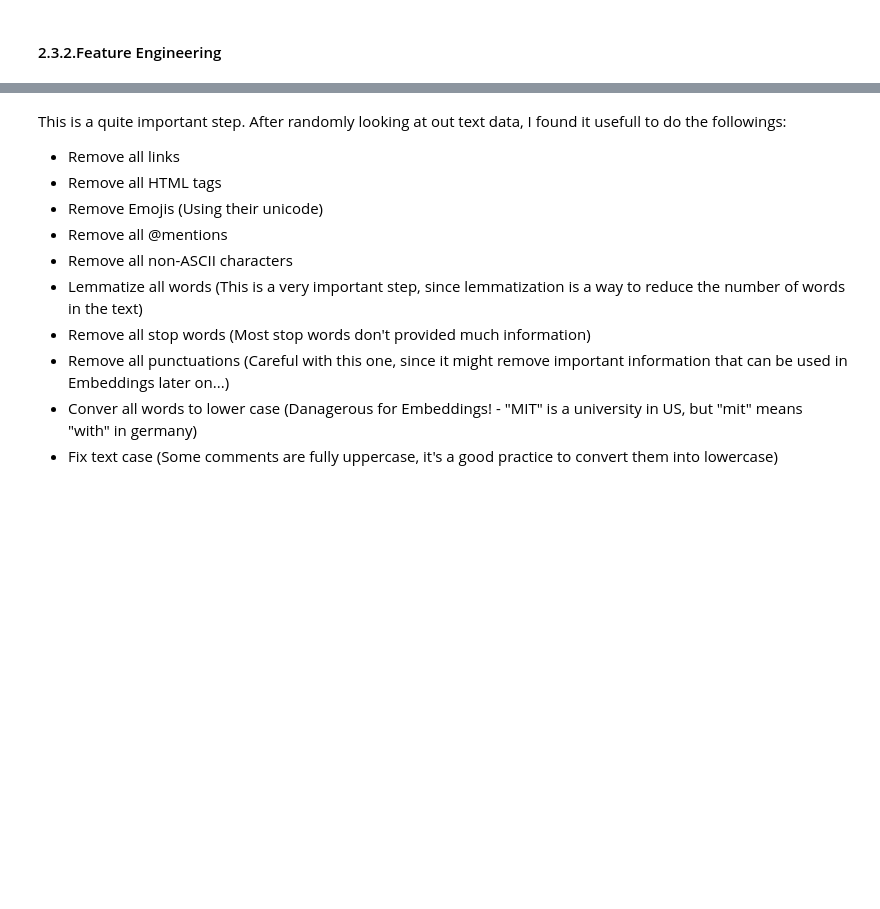
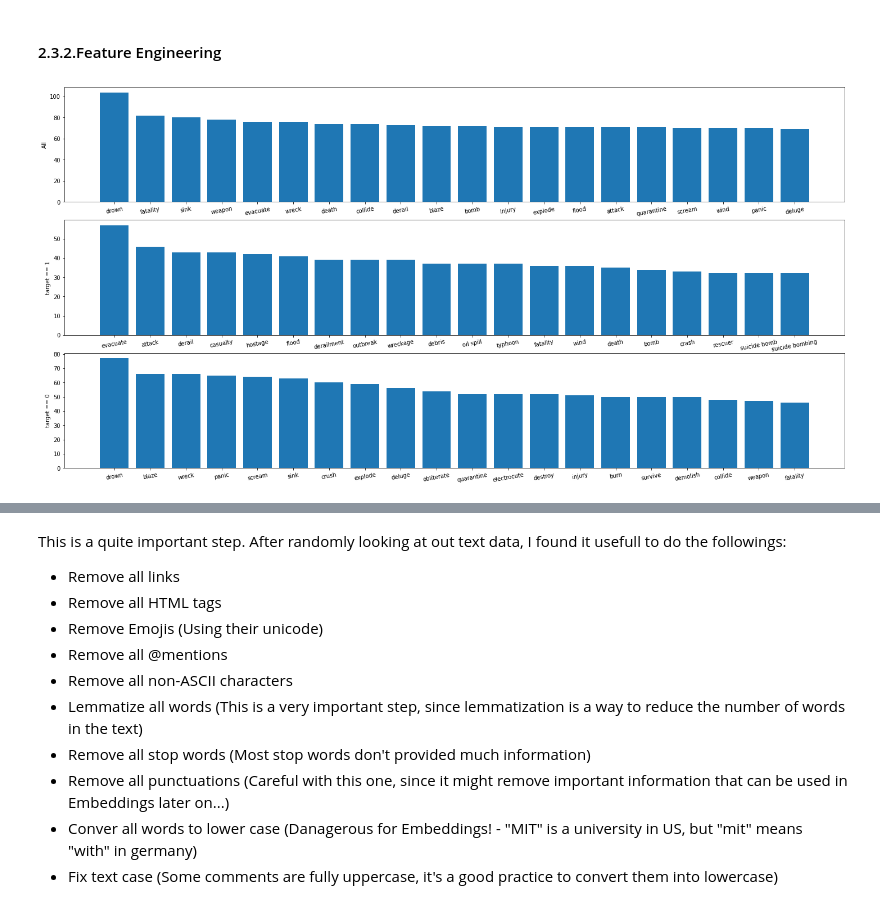
Before and after one commit to keivanipchihagh/NLP-with-Disaster-Tweets, a Jupyter notebook: NLP with Disaster Tweets.ipynb, the cells around one changed output, grey strips where cells are left out. Drawn from its saved outputs; the diff is of its cells as text; code cells hidden in the pictures; blank space fills up the shorter version.

```diff
--- a/NLP with Disaster Tweets.ipynb
+++ b/NLP with Disaster Tweets.ipynb
@@ -284,0 +288,27 @@ plt.show()
+# %%
+fig, axs = plt.subplots(nrows = 3, ncols = 1, figsize = (20, 10))
+fig.tight_layout()
+
+# All
+keyword_freq = train_df['keyword'].value_counts()
+axs[0].set_ylabel('All')
+axs[0].bar(keyword_freq[:20].index, keyword_freq[:20].values)
+
+# target == 1
+keyword_freq = train_df.loc[train_df['target'] == 1, 'keyword'].value_counts()
+axs[1].set_ylabel('target == 1')
+axs[1].bar(keyword_freq[:20].index, keyword_freq[:20].values)
+
+# target == 0
+keyword_freq = train_df.loc[train_df['target'] == 0, 'keyword'].value_counts()
+axs[2].set_ylabel('target == 0')
+axs[2].bar(keyword_freq[:20].index, keyword_freq[:20].values)
+
+# Rotate axis
+for ax in axs:
+    plt.sca(ax)
+    plt.xticks(rotation = 10)
+
+plt.show()
+# %% [output]
+[figure, added]
```
Also changed, not shown: parts of 32 cells of this notebook.
